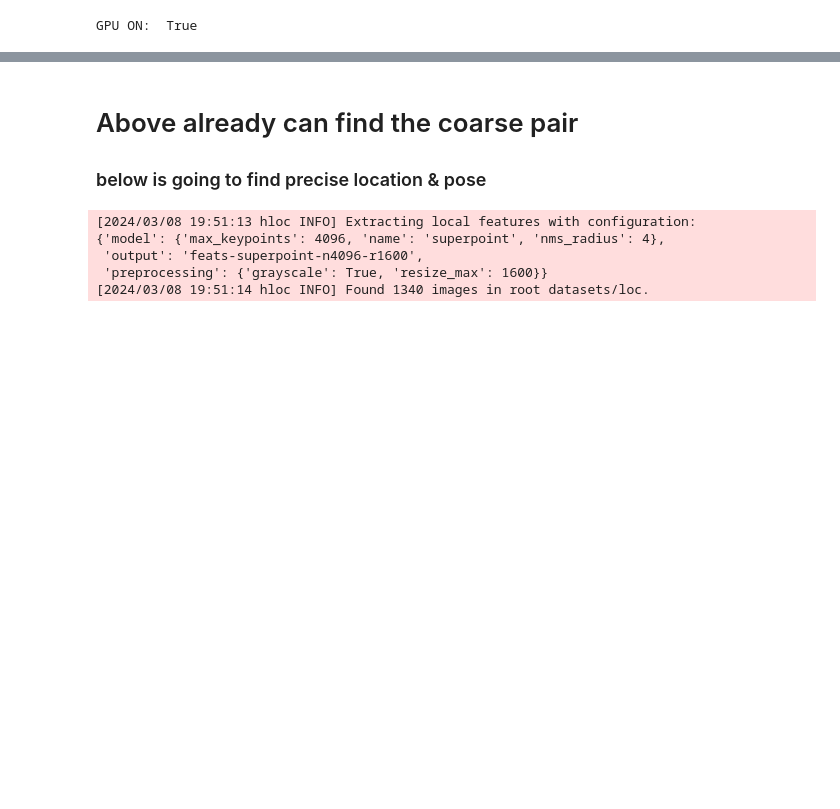
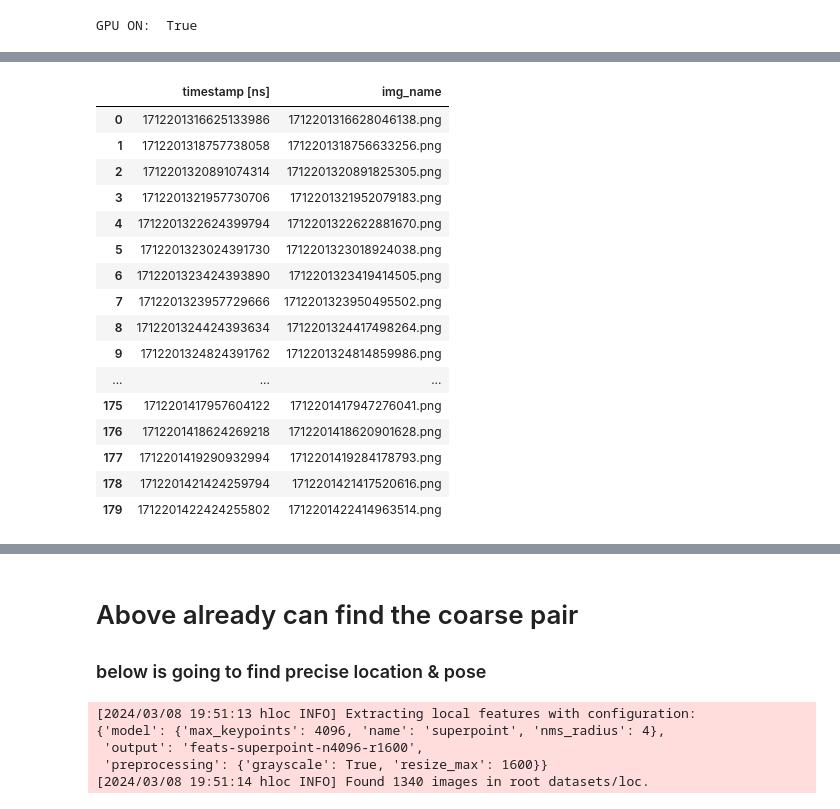
Before and after one commit to shu-chiao/HLOC_dev, a Jupyter notebook: pipeline_InLoc_indoor.ipynb, the cells around one changed output, grey strips where cells are left out. Saved outputs shown, nothing was run; the diff lists cells and outputs as text; code cells hidden in the pictures; blank space fills up the shorter version.

```diff
--- a/pipeline_InLoc_indoor.ipynb
+++ b/pipeline_InLoc_indoor.ipynb
@@ -20,3 +41,37 @@ sfm_pairs = outputs / "pairs-netvlad.txt"
 retrieval_conf = extract_features.confs["netvlad"]
 # %% [output]
 GPU ON:  True
+# %%
+importlib.reload(h5_IO)
+
+# load the vertices
+bag_name = "20240404_032834"
+vertices = h5_IO.vertices_from_csv(bag_name)
+print("Vertices: ", vertices.shape)
+print("Headers: ", vertices.columns)
+
+
+# load the images by vertices
+v_ts_df = vertices[[" timestamp [ns]"]]
+images_dir = Path("/home/shu/My/ros_output")
+images_files = os.listdir(images_dir)
+images_files = [int(f[:-4]) for f in images_files]
+images_files.sort()
+images_files = np.array(images_files)
+
+# find the closest images
+v_img_ts_df = h5_IO.find_closest_img(v_ts_df, images_files)
+
+
+# create the train directory
+train_dir = Path("/home/shu/My/train")
+if train_dir.exists():
+    shutil.rmtree(train_dir)
+os.mkdir(train_dir)
+for i in range(v_img_ts_df.shape[0]):
+    path = images_dir / str(v_img_ts_df.iloc[i, 1])
+    try:
+        shutil.copy(path, train_dir / str(v_img_ts_df.iloc[i, 1]))
+    except:
+        print("Error: ", path)
+        pass
@@ -23 +92,26 @@ GPU ON:  True
+# %%
+# vertex images pairs
+import pandas as pd
+pd.set_option('display.max_rows', None)
+pd.set_option('display.max_columns', None)
+
+v_img_ts_df
+# %% [output]
+|  | timestamp [ns] | img_name |
+| 0 | 1712201316625133986 | 1712201316628046138.png |
+| 1 | 1712201318757738058 | 1712201318756633256.png |
+| 2 | 1712201320891074314 | 1712201320891825305.png |
+| 3 | 1712201321957730706 | 1712201321952079183.png |
+| 4 | 1712201322624399794 | 1712201322622881670.png |
+| 5 | 1712201323024391730 | 1712201323018924038.png |
+| 6 | 1712201323424393890 | 1712201323419414505.png |
+| 7 | 1712201323957729666 | 1712201323950495502.png |
+| 8 | 1712201324424393634 | 1712201324417498264.png |
+| 9 | 1712201324824391762 | 1712201324814859986.png |
+| ... | ... | ... |
+| 175 | 1712201417957604122 | 1712201417947276041.png |
+| 176 | 1712201418624269218 | 1712201418620901628.png |
+| 177 | 1712201419290932994 | 1712201419284178793.png |
+| 178 | 1712201421424259794 | 1712201421417520616.png |
+| 179 | 1712201422424255802 | 1712201422414963514.png |
 # %%
```
Also changed, not shown: parts of 13 cells of this notebook, 5 other files.
